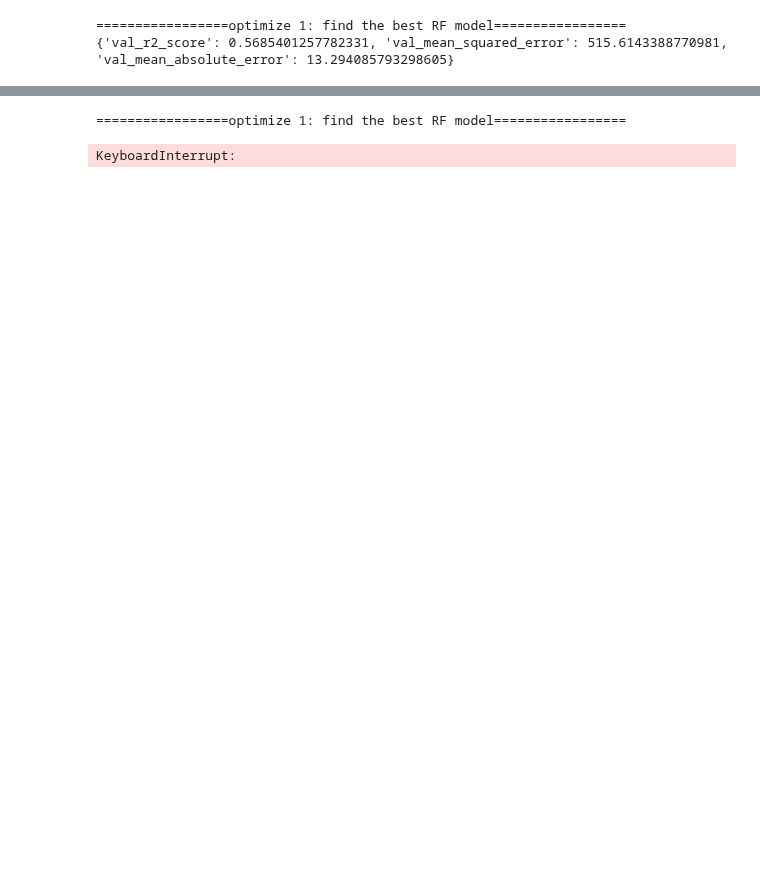
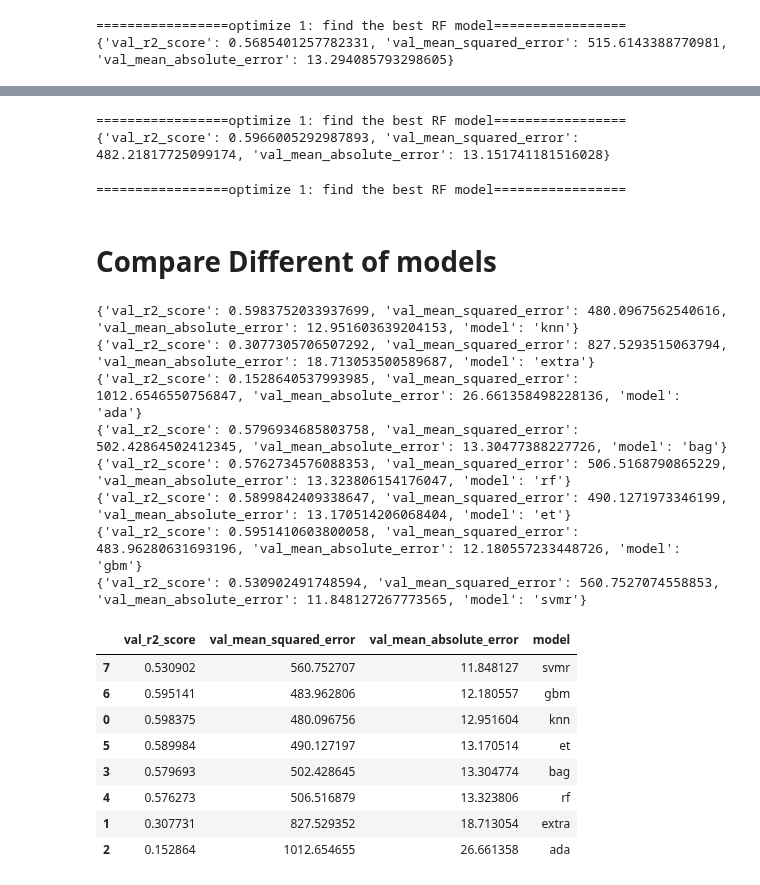
Before and after one commit to worasom/aqi_thailand2, a Jupyter notebook: notebooks/8-wk-predict_diff.ipynb, the cells around one changed output, grey strips where cells are left out. Cells and saved outputs as stored; diff of their text form; code cells hidden in the pictures; blank space fills up the shorter version.

```diff
--- a/notebooks/8-wk-predict_diff.ipynb
+++ b/notebooks/8-wk-predict_diff.ipynb
@@ -339,22 +354,15 @@ score_df
 # %%
 print('=================optimize 1: find the best RF model=================')
-data.split_data(split_ratio=[0.4, 0.2, 0.2, 0.2])
-xtrn, ytrn, x_cols = data.get_data_matrix(use_index=data.split_list[0], x_cols=x_cols)
-xval, yval, _ = data.get_data_matrix(use_index=data.split_list[1], x_cols=x_cols)
-data.x_cols = x_cols
 
 m = ExtraTreesRegressor(n_jobs=-1, random_state=42)
 m.fit(xtrn,ytrn)
 score_dict = cal_scores(yval, m.predict(xval), header_str ='val_')
 print(score_dict)
+# %% [output]
+=================optimize 1: find the best RF model=================
+{'val_r2_score': 0.5966005292987893, 'val_mean_squared_error': 482.21817725099174, 'val_mean_absolute_error': 13.151741181516028}
 # %%
 print('=================optimize 1: find the best RF model=================')
-data.split_data(split_ratio=[0.4, 0.2, 0.2, 0.2])
-xtrn, ytrn, x_cols = data.get_data_matrix(use_index=data.split_list[0])
-xval, yval, _ = data.get_data_matrix(use_index=data.split_list[1])
-print(xtrn.shape)
-data.x_cols = x_cols
-
 model = do_rf_search(xtrn,ytrn)
 score_dict = cal_scores(yval, model.predict(xval), header_str ='val_')
 print('optimize 1 score', score_dict)
@@ -362,7 +370,69 @@ print('optimize 1 score', score_dict)
 importances = model.feature_importances_
 feat_imp = pd.DataFrame(importances, index=x_cols, columns=['importance'])
 feat_imp = feat_imp.sort_values('importance',ascending=False).reset_index()
-show_fea_imp(feat_imp, title='rf feature of importance(raw)')
+#show_fea_imp(feat_imp, title='rf feature of importance(raw)')
 # %% [output]
 =================optimize 1: find the best RF model=================
-KeyboardInterrupt:
+# %%
+print('=================optimize 2: remove unncessary columns=================')
+
+# columns to consider droping are columns with low importance
+to_drop = feat_imp['index']
+to_drop = [a for a in to_drop if 'fire' not in a]
+for s in ['Humidity(%)','Temperature(C)','Wind Speed(kmph)']:
+        to_drop.remove(s)
+    to_drop.reverse()
+    model, new_x_cols = reduce_cols(dataset=data,x_cols=x_cols,to_drop=to_drop,model=model,trn_i=0, val_i=1)
+    data.x_cols = new_x_cols
+# %% [markdown]
+# Compare Different of models
+# %%
+# prepare a list of ml models
+def get_models(models=dict()):
+    # non-linear models
+    models['knn'] = KNeighborsRegressor(n_neighbors=7)
+
+    models['extra'] = ExtraTreeRegressor()
+
+    # # ensemble models
+    n_trees = 100
+    models['ada'] = AdaBoostRegressor(n_estimators=n_trees)
+    models['bag'] = BaggingRegressor(n_estimators=n_trees)
+    models['rf'] = RandomForestRegressor(n_estimators=n_trees)
+    models['et'] = ExtraTreesRegressor(n_estimators=n_trees)
+    models['gbm'] = GradientBoostingRegressor(n_estimators=n_trees)
+
+    models['svmr'] = SVR()
+
+    return models
+# %%
+models = get_models()
+
+model_search_df = []
+for k, model in models.items():
+    model.fit(xtrn,ytrn)
+    score_dict = cal_scores(yval, model.predict(xval), header_str ='val_')
+    score_dict['model'] = k
+    print(score_dict)
+    model_search_df.append(pd.DataFrame(score_dict, index=[0]))
+
+model_search_df  = pd.concat(model_search_df, ignore_index=True)
+model_search_df.sort_values('val_mean_absolute_error')
+# %% [output]
+{'val_r2_score': 0.5983752033937699, 'val_mean_squared_error': 480.0967562540616, 'val_mean_absolute_error': 12.951603639204153, 'model': 'knn'}
+{'val_r2_score': 0.3077305706507292, 'val_mean_squared_error': 827.5293515063794, 'val_mean_absolute_error': 18.713053500589687, 'model': 'extra'}
+{'val_r2_score': 0.1528640537993985, 'val_mean_squared_error': 1012.6546550756847, 'val_mean_absolute_error': 26.661358498228136, 'model': 'ada'}
+{'val_r2_score': 0.5796934685803758, 'val_mean_squared_error': 502.42864502412345, 'val_mean_absolute_error': 13.30477388227726, 'model': 'bag'}
+{'val_r2_score': 0.5762734576088353, 'val_mean_squared_error': 506.5168790865229, 'val_mean_absolute_error': 13.323806154176047, 'model': 'rf'}
+{'val_r2_score': 0.5899842409338647, 'val_mean_squared_error': 490.1271973346199, 'val_mean_absolute_error': 13.170514206068404, 'model': 'et'}
+{'val_r2_score': 0.5951410603800058, 'val_mean_squared_error': 483.96280631693196, 'val_mean_absolute_error': 12.180557233448726, 'model': 'gbm'}
+{'val_r2_score': 0.530902491748594, 'val_mean_squared_error': 560.7527074558853, 'val_mean_absolute_error': 11.848127267773565, 'model': 'svmr'}
+|  | val_r2_score | val_mean_squared_error | val_mean_absolute_error | model |
+| 7 | 0.530902 | 560.752707 | 11.848127 | svmr |
+| 6 | 0.595141 | 483.962806 | 12.180557 | gbm |
+| 0 | 0.598375 | 480.096756 | 12.951604 | knn |
+| 5 | 0.589984 | 490.127197 | 13.170514 | et |
+| 3 | 0.579693 | 502.428645 | 13.304774 | bag |
+| 4 | 0.576273 | 506.516879 | 13.323806 | rf |
+| 1 | 0.307731 | 827.529352 | 18.713054 | extra |
+| 2 | 0.152864 | 1012.654655 | 26.661358 | ada |
```
Also changed, not shown: parts of 14 cells of this notebook, 4 other files.
